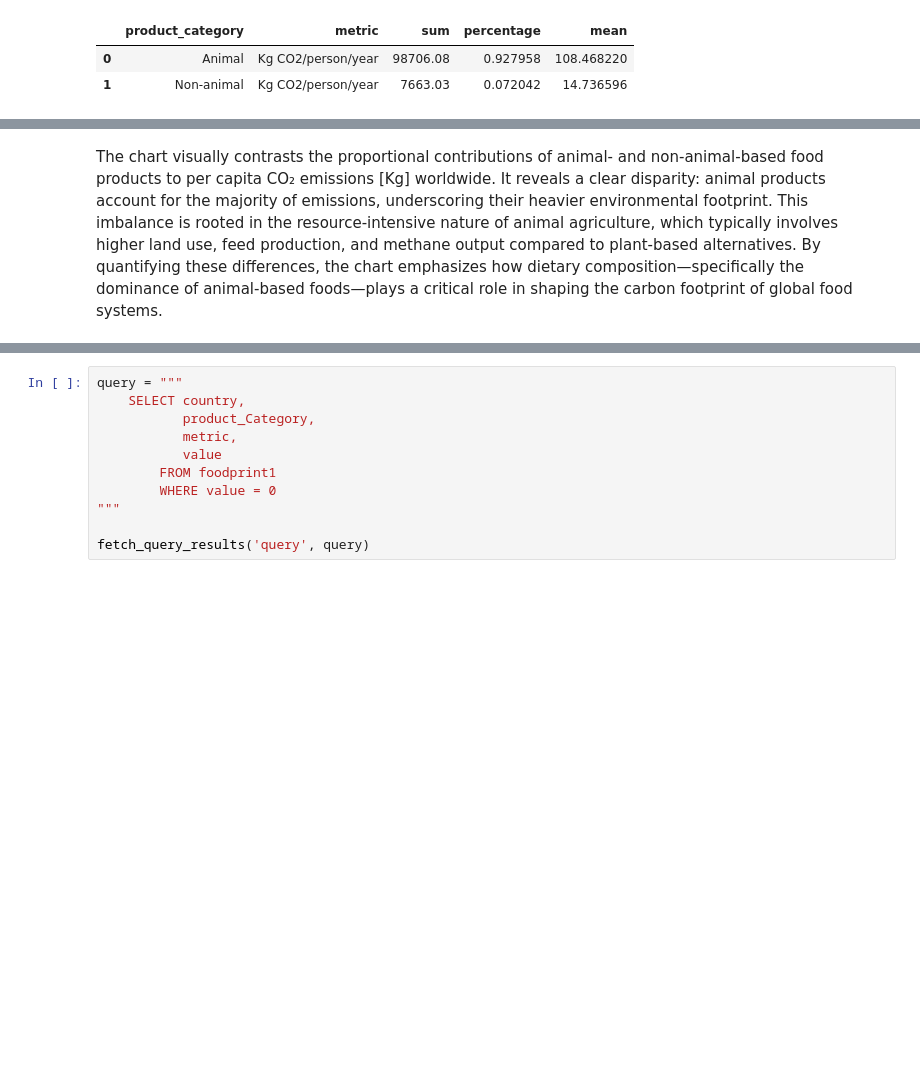
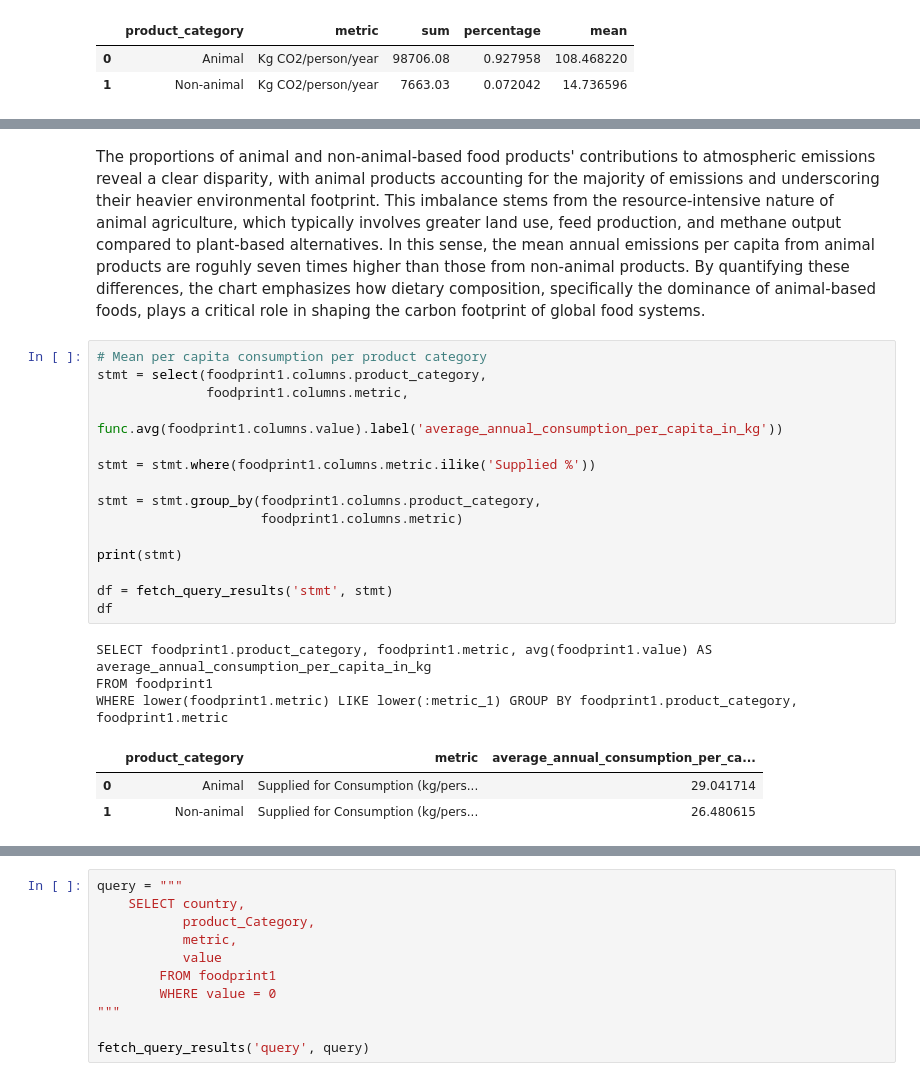
Before and after one commit to daniel-epm/food_carbon_fp, a Jupyter notebook: foodprint_analysis.ipynb, the cells around one changed output, grey strips where cells are left out. Cells and saved outputs as stored; diff of their text form; blank space fills up the shorter version.

```diff
--- a/foodprint_analysis.ipynb
+++ b/foodprint_analysis.ipynb
@@ -334,2 +323,24 @@ plt.show()
 # %% [markdown]
-The chart visually contrasts the proportional contributions of animal- and non-animal-based food products to per capita CO₂ emissions [Kg] worldwide. It reveals a clear disparity: animal products account for the majority of emissions, underscoring their heavier environmental footprint. This imbalance is rooted in the resource-intensive nature of animal agriculture, which typically involves higher land use, feed production, and methane output compared to plant-based alternatives. By quantifying these differences, the chart emphasizes how dietary composition—specifically the dominance of animal-based foods—plays a critical role in shaping the carbon footprint of global food systems.
+The proportions of animal and non-animal-based food products' contributions to atmospheric emissions reveal a clear disparity, with animal products accounting for the majority of emissions and underscoring their heavier environmental footprint. This imbalance stems from the resource-intensive nature of animal agriculture, which typically involves greater land use, feed production, and methane output compared to plant-based alternatives. In this sense, the mean annual emissions per capita from animal products are roguhly seven times higher than those from non-animal products. By quantifying these differences, the chart emphasizes how dietary composition, specifically the dominance of animal-based foods, plays a critical role in shaping the carbon footprint of global food systems.
+# %%
+# Mean per capita consumption per product category
+stmt = select(foodprint1.columns.product_category,
+              foodprint1.columns.metric,
+              func.avg(foodprint1.columns.value).label('average_annual_consumption_per_capita_in_kg'))
+
+stmt = stmt.where(foodprint1.columns.metric.ilike('Supplied %'))
+
+stmt = stmt.group_by(foodprint1.columns.product_category,
+                     foodprint1.columns.metric)
+
+print(stmt)
+
+df = fetch_query_results('stmt', stmt)
+df
+# %% [output]
+SELECT foodprint1.product_category, foodprint1.metric, avg(foodprint1.value) AS average_annual_consumption_per_capita_in_kg
+FROM foodprint1
+WHERE lower(foodprint1.metric) LIKE lower(:metric_1) GROUP BY foodprint1.product_category, foodprint1.metric
+|  | product_category | metric | average_annual_consumption_per_ca... |
+| 0 | Animal | Supplied for Consumption (kg/pers... | 29.041714 |
+| 1 | Non-animal | Supplied for Consumption (kg/pers... | 26.480615 |
```
Also changed, not shown: parts of 6 cells of this notebook.
